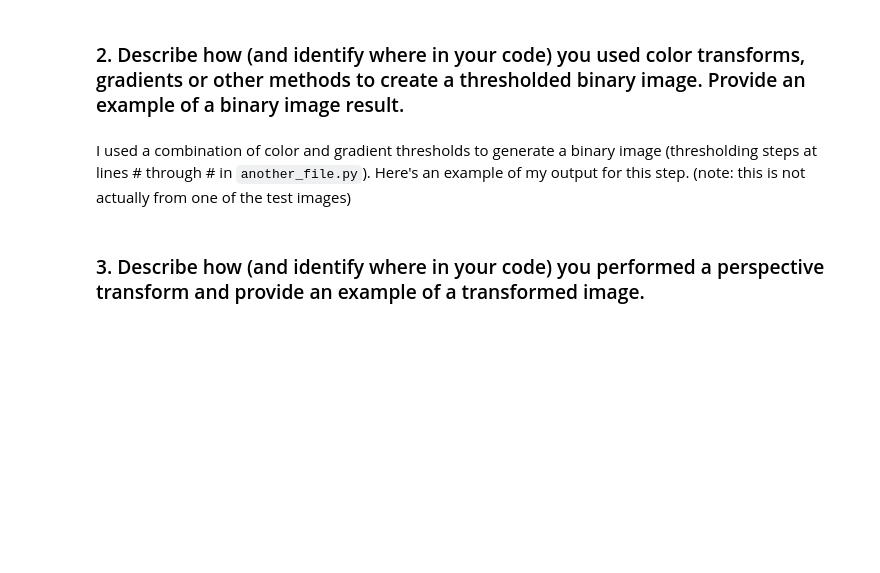
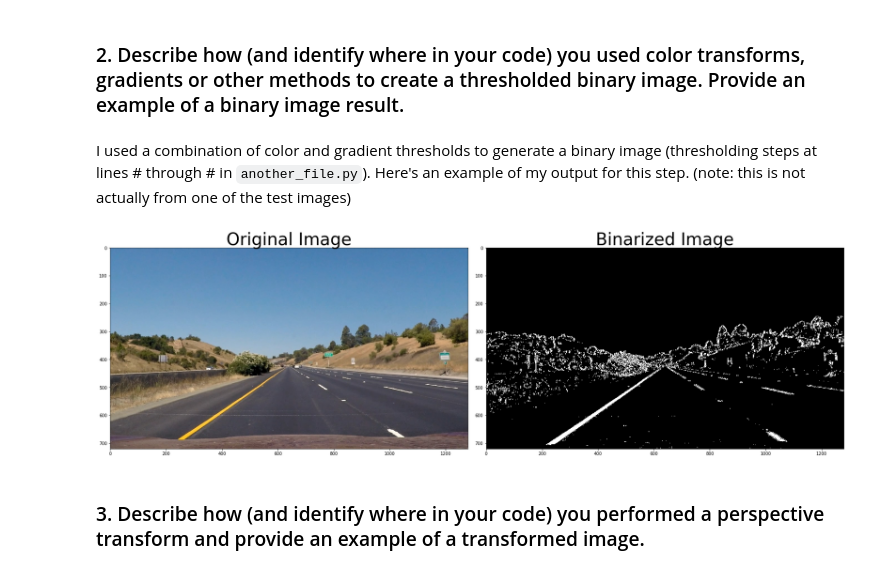
Before and after one commit to KaiqiZhang/self-driving-car, a Jupyter notebook: CarND-Advanced-Lane-Lines/Advanced_Lane_Finding.ipynb, the cells around one changed output. Cells and saved outputs as stored; diff of their text form; code cells hidden in the pictures; blank space fills up the shorter version.

```diff
--- a/CarND-Advanced-Lane-Lines/Advanced_Lane_Finding.ipynb
+++ b/CarND-Advanced-Lane-Lines/Advanced_Lane_Finding.ipynb
@@ -99,3 +194,22 @@ I used a combination of color and gradient thresholds to generate a binary image
+# %%
+raw = cv2.imread('test_images/straight_lines1.jpg')
+image = cv2.cvtColor(raw, cv2.COLOR_BGR2RGB)
+undist = cv2.undistort(image, mtx, dist, None, mtx)
+# %%
+binarized = combined_threshold(undist)
+
+# Plot the result
+f, (ax1, ax2) = plt.subplots(1, 2, figsize=(24, 9))
+f.tight_layout()
+
+ax1.imshow(image)
+ax1.set_title('Original Image', fontsize=40)
+
+ax2.imshow(binarized, cmap='gray')
+ax2.set_title('Binarized Image', fontsize=40)
+plt.subplots_adjust(left=0., right=1, top=0.9, bottom=0.)
+# %% [output]
+[figure, added]
 # %% [markdown]
 ### 3. Describe how (and identify where in your code) you performed a perspective transform and provide an example of a transformed image.
 # %% [markdown]
```
Also changed, not shown: parts of 23 cells of this notebook, 10 other files.
